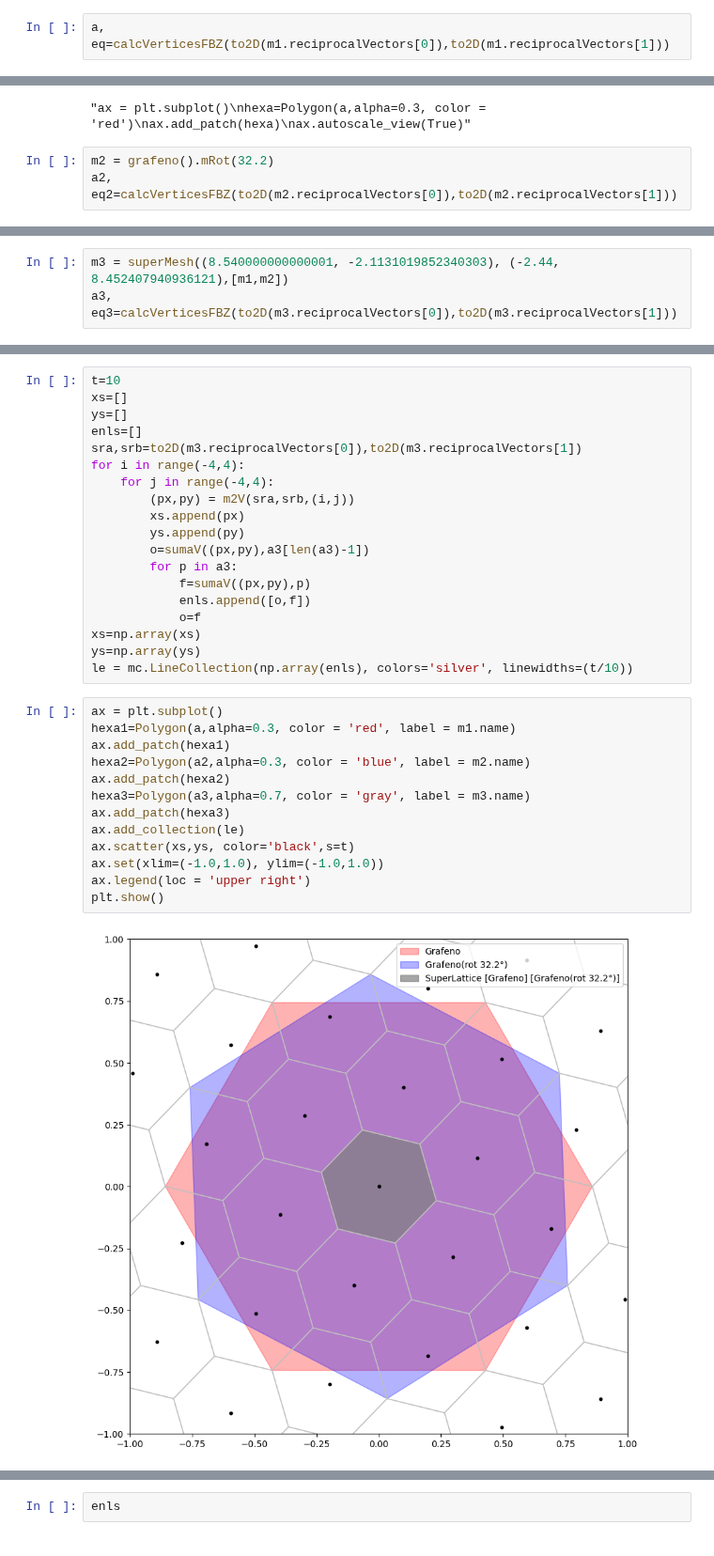
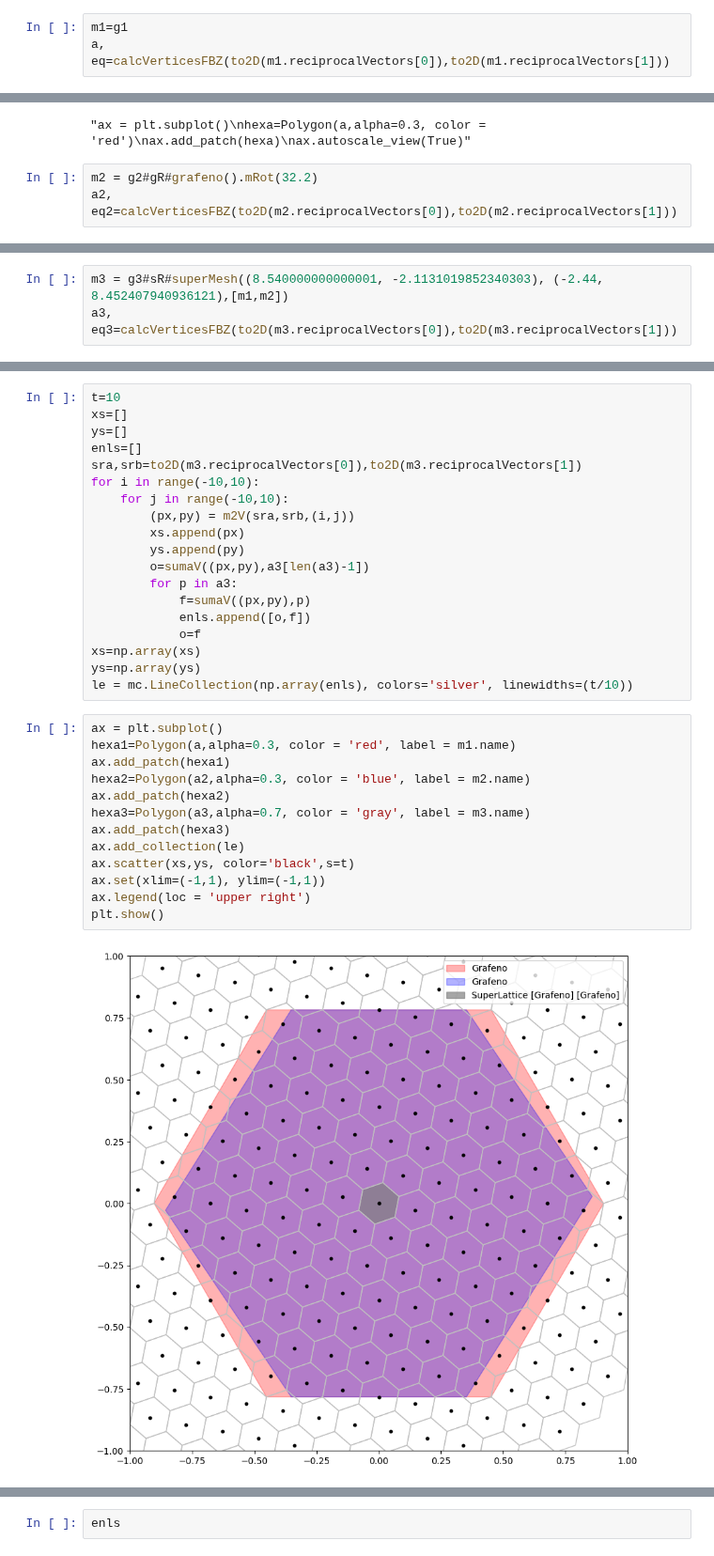
Before and after one commit to OssielAg/SS, a Jupyter notebook: SuperCell/FBZ.ipynb, the cells around one changed output, grey strips where cells are left out. Shown at 94% size. Saved outputs shown, nothing was run; the diff lists cells and outputs as text.

```diff
--- a/SuperCell/FBZ.ipynb
+++ b/SuperCell/FBZ.ipynb
@@ -84,3 +130,4 @@ m1 = grafeno()
 # %%
+m1=g1
 a, eq=calcVerticesFBZ(to2D(m1.reciprocalVectors[0]),to2D(m1.reciprocalVectors[1]))
 # %% [output]
@@ -109,6 +156,6 @@ ax.autoscale_view(True)'''
 # %% [output]
 "ax = plt.subplot()\nhexa=Polygon(a,alpha=0.3, color = 'red')\nax.add_patch(hexa)\nax.autoscale_view(True)"
 # %%
-m2 = grafeno().mRot(32.2)
+m2 = g2#gR#grafeno().mRot(32.2)
 a2, eq2=calcVerticesFBZ(to2D(m2.reciprocalVectors[0]),to2D(m2.reciprocalVectors[1]))
 # %% [output]
@@ -132,4 +179,4 @@ a2, eq2=calcVerticesFBZ(to2D(m2.reciprocalVectors[0]),to2D(m2.reciprocalVectors[
 # %%
-m3 = superMesh((8.540000000000001, -2.1131019852340303), (-2.44, 8.452407940936121),[m1,m2])
+m3 = g3#sR#superMesh((8.540000000000001, -2.1131019852340303), (-2.44, 8.452407940936121),[m1,m2])
 a3, eq3=calcVerticesFBZ(to2D(m3.reciprocalVectors[0]),to2D(m3.reciprocalVectors[1]))
 # %% [output]
@@ -156,8 +203,8 @@ xs=[]
 ys=[]
 enls=[]
 sra,srb=to2D(m3.reciprocalVectors[0]),to2D(m3.reciprocalVectors[1])
-for i in range(-4,4):
-    for j in range(-4,4):
+for i in range(-10,10):
+    for j in range(-10,10):
         (px,py) = m2V(sra,srb,(i,j))
         xs.append(px)
         ys.append(py)
@@ -172,16 +219,16 @@ le = mc.LineCollection(np.array(enls), colors='silver', linewidths=(t/10))
 # %%
 ax = plt.subplot()
 hexa1=Polygon(a,alpha=0.3, color = 'red', label = m1.name)
 ax.add_patch(hexa1)
 hexa2=Polygon(a2,alpha=0.3, color = 'blue', label = m2.name)
 ax.add_patch(hexa2)
 hexa3=Polygon(a3,alpha=0.7, color = 'gray', label = m3.name)
 ax.add_patch(hexa3)
 ax.add_collection(le)
 ax.scatter(xs,ys, color='black',s=t)
-ax.set(xlim=(-1.0,1.0), ylim=(-1.0,1.0))
+ax.set(xlim=(-1,1), ylim=(-1,1))
 ax.legend(loc = 'upper right')
 plt.show()
 # %% [output]
-[figure, old version]
+[figure, new version]
 # %%
```
Also changed, not shown: parts of 15 cells of this notebook, 11 other files.
